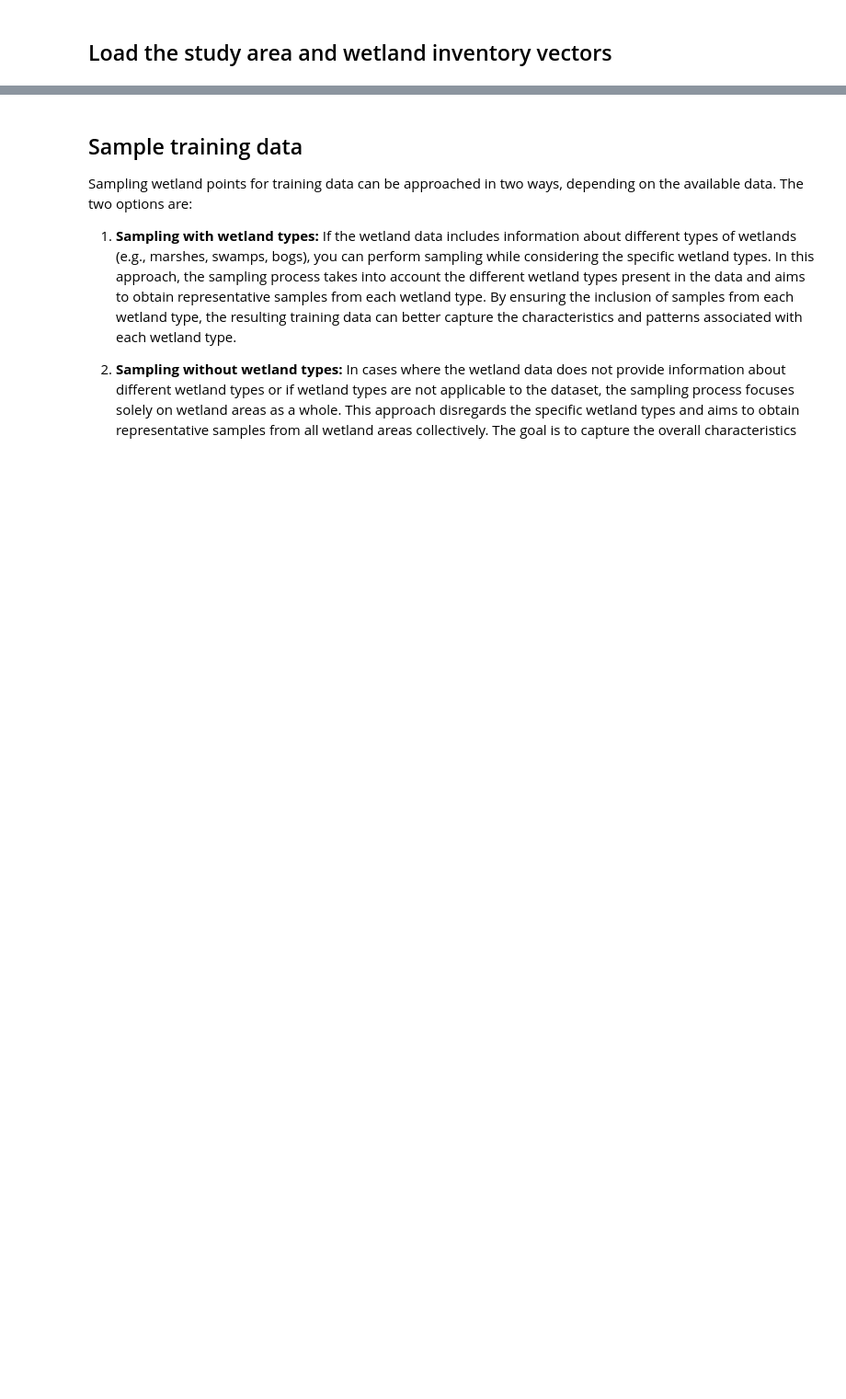
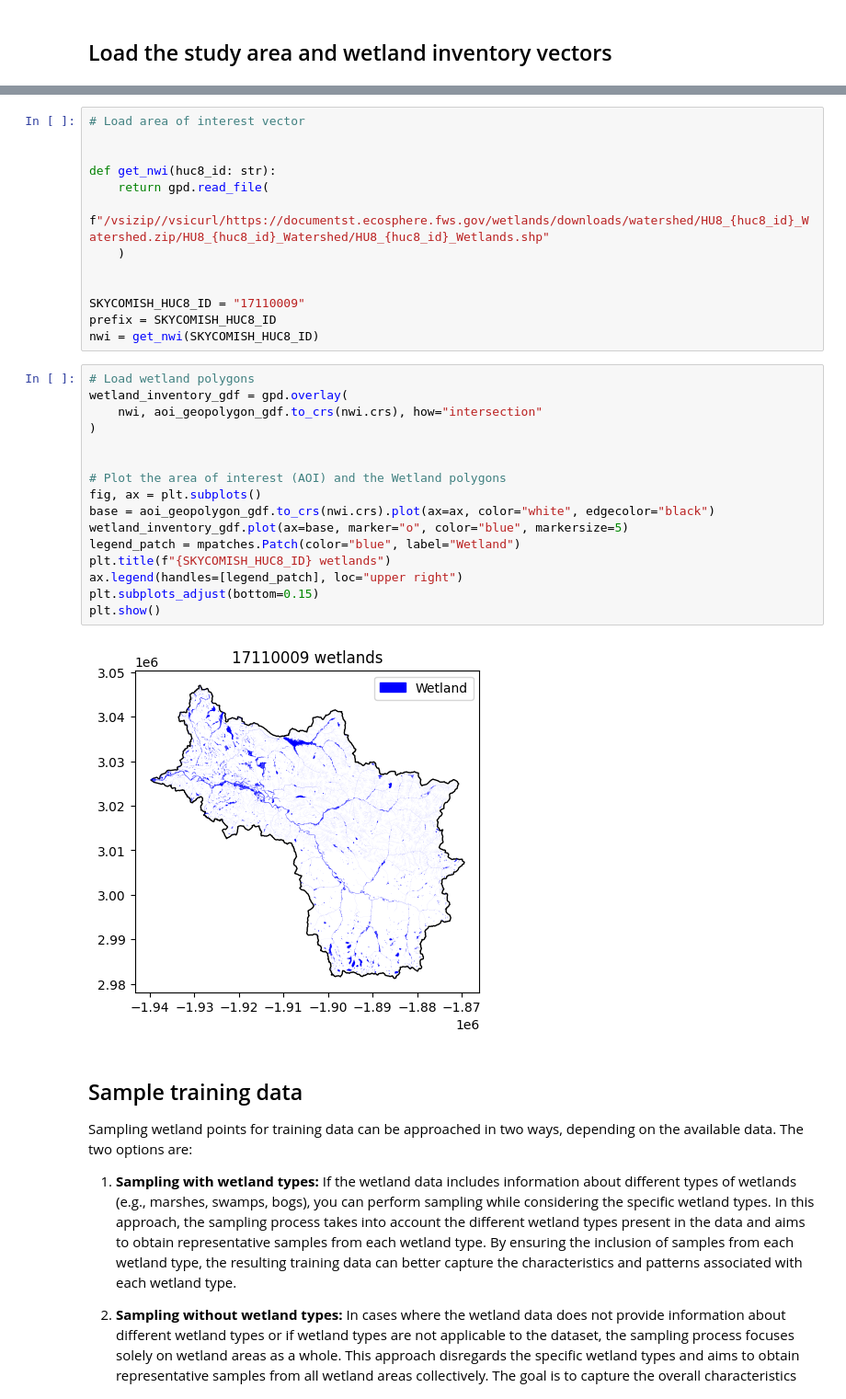
Before and after one commit to teal-waters/deafrica-wetland, a Jupyter notebook: Workflow-notebooks/01_Training_data_preparation.ipynb, the cells around one changed output, grey strips where cells are left out. Shown at 92% size. Saved outputs shown, nothing was run; the diff lists cells and outputs as text; blank space fills up the shorter version.

```diff
--- a/Workflow-notebooks/01_Training_data_preparation.ipynb
+++ b/Workflow-notebooks/01_Training_data_preparation.ipynb
@@ -83,3 +85,34 @@ plt.show()
+# %%
+# Load area of interest vector
+
+
+def get_nwi(huc8_id: str):
+    return gpd.read_file(
+        f"/vsizip//vsicurl/https://documentst.ecosphere.fws.gov/wetlands/downloads/watershed/HU8_{huc8_id}_Watershed.zip/HU8_{huc8_id}_Watershed/HU8_{huc8_id}_Wetlands.shp"
+    )
+
+
+SKYCOMISH_HUC8_ID = "17110009"
+prefix = SKYCOMISH_HUC8_ID
+nwi = get_nwi(SKYCOMISH_HUC8_ID)
+# %%
+# Load wetland polygons
+wetland_inventory_gdf = gpd.overlay(
+    nwi, aoi_geopolygon_gdf.to_crs(nwi.crs), how="intersection"
+)
+
+
+# Plot the area of interest (AOI) and the Wetland polygons
+fig, ax = plt.subplots()
+base = aoi_geopolygon_gdf.to_crs(nwi.crs).plot(ax=ax, color="white", edgecolor="black")
+wetland_inventory_gdf.plot(ax=base, marker="o", color="blue", markersize=5)
+legend_patch = mpatches.Patch(color="blue", label="Wetland")
+plt.title(f"{SKYCOMISH_HUC8_ID} wetlands")
+ax.legend(handles=[legend_patch], loc="upper right")
+plt.subplots_adjust(bottom=0.15)
+plt.show()
+# %% [output]
+[figure, added]
 # %% [markdown]
 ## Sample training data
 
```
Also changed, not shown: parts of 12 cells of this notebook, 4 other files.
